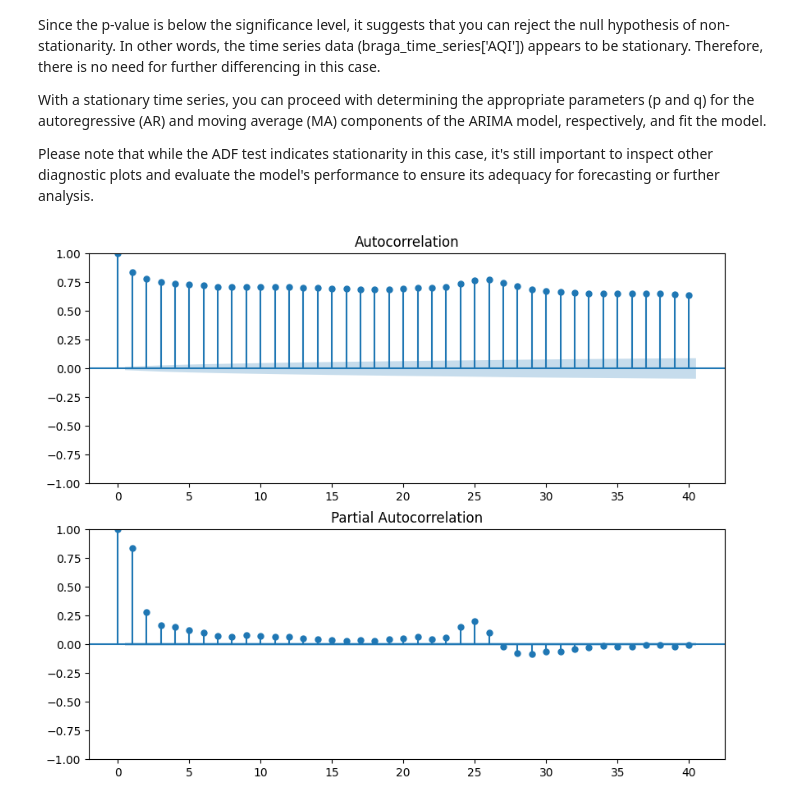
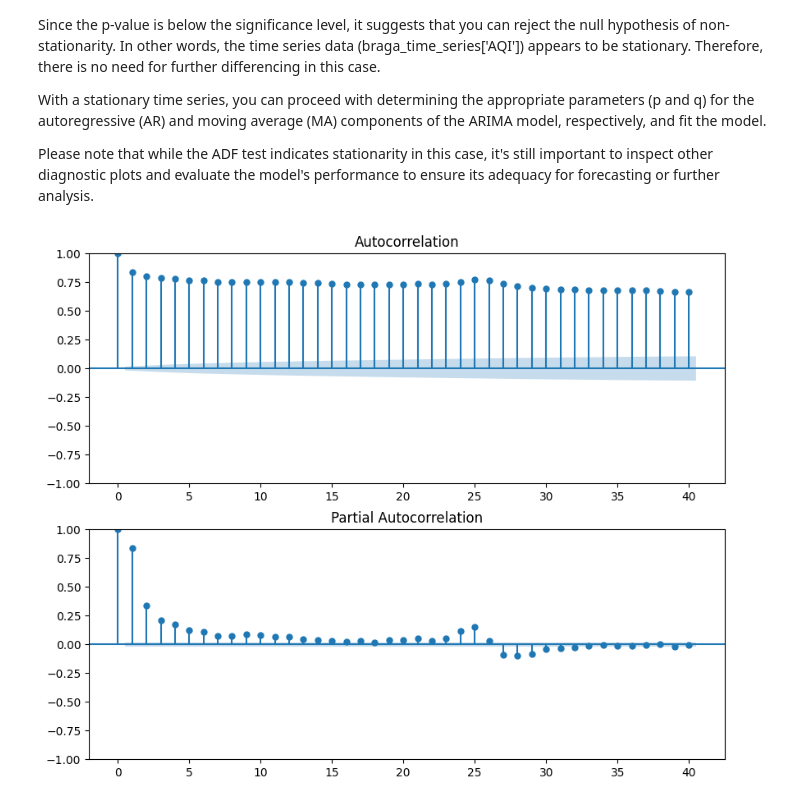
Before and after one commit to Noodle129/MD_TP, a Jupyter notebook: Fase_III/model/sarima_model.ipynb, the cells around one changed output. Saved outputs shown, nothing was run; the diff lists cells and outputs as text; code cells hidden in the pictures.

```diff
--- a/Fase_III/model/sarima_model.ipynb
+++ b/Fase_III/model/sarima_model.ipynb
@@ -40,5 +42,11 @@ missing_columns = ['pm10', 'pm25', 'pm1', 'no2']
 for column in missing_columns:
     braga_time_series[column] = braga_time_series[column].fillna(braga_time_series[column].median())
 
+# remove NaT values from datetime index
+braga_time_series = braga_time_series[braga_time_series.index.notnull()]
+
+# drop the date column
+braga_time_series.drop('date', axis=1, inplace=True)
+
 braga_time_series.head()
 # %% [output]
@@ -67,3 +63,7 @@ test = second_half
+# %%
+train_size = int(len(braga_time_series) * 0.8)  # 80% for training
+train_data = braga_time_series[:train_size]
+test_data = braga_time_series[train_size:]
 # %% [markdown]
 ### SARIMA
 # %% [markdown]
@@ -84,14 +84,12 @@ With a stationary time series, you can proceed with determining the appropriate
 
 Please note that while the ADF test indicates stationarity in this case, it's still important to inspect other diagnostic plots and evaluate the model's performance to ensure its adequacy for forecasting or further analysis.
 # %%
-
-
 fig, (ax1, ax2) = plt.subplots(2, 1, figsize=(10, 8))
-plot_acf(braga_time_series['AQI'], ax=ax1, lags=40)
-plot_pacf(braga_time_series['AQI'], ax=ax2, lags=40)
+plot_acf(train_data['AQI'], ax=ax1, lags=40)
+plot_pacf(train_data['AQI'], ax=ax2, lags=40)
 plt.show()
 # %% [output]
-[figure, old version]
+[figure, new version]
 # %%
 p = 0 # we can see that the PACF is 0 after lag 1
 d = 0 # its already stationary
```
Also changed, not shown: parts of 23 cells of this notebook, 1 other file.
